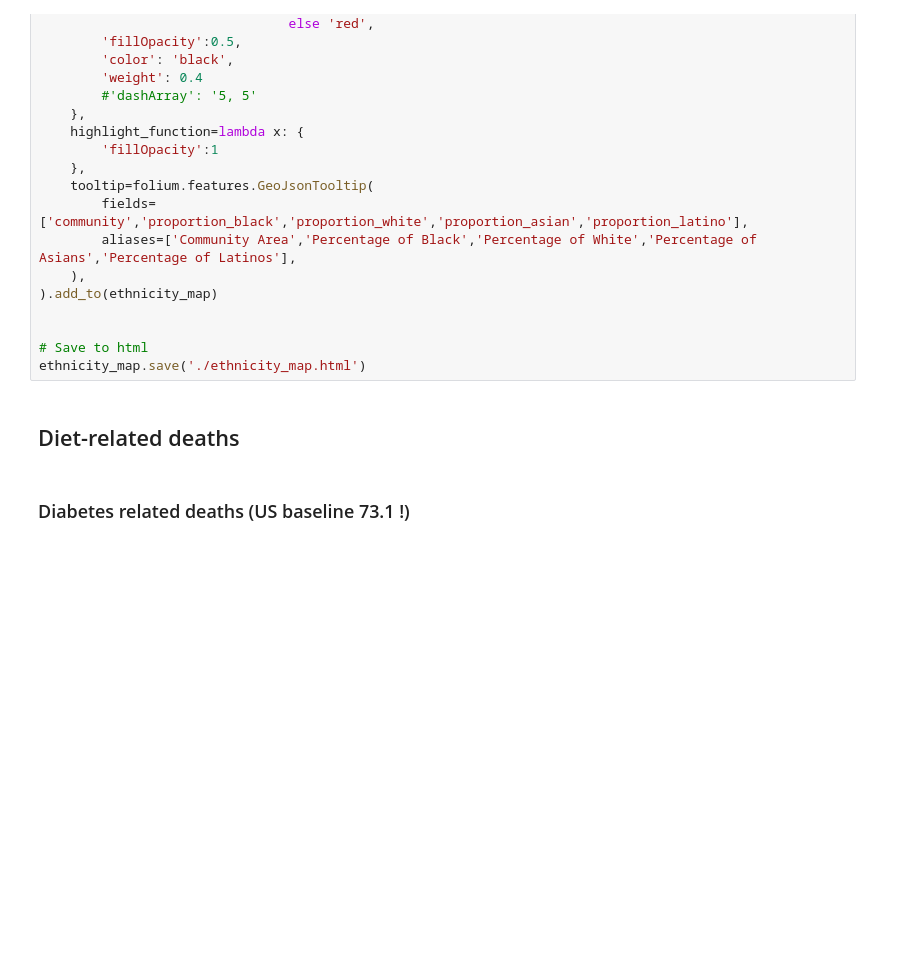
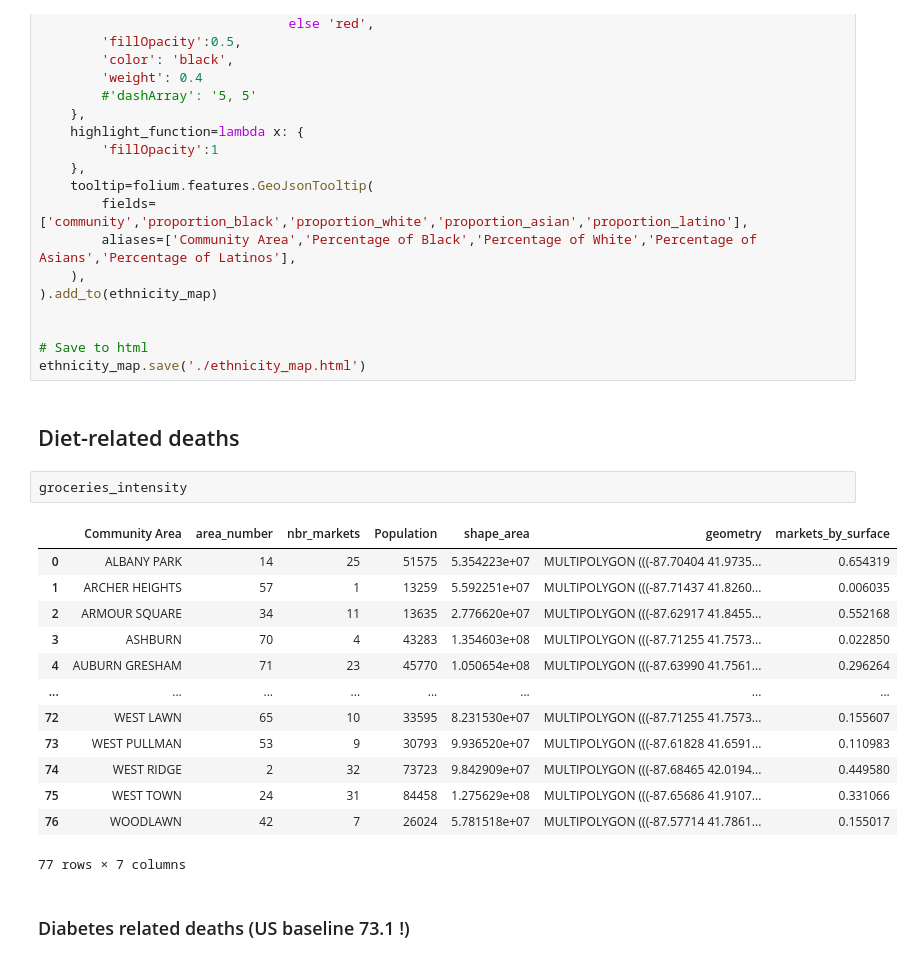
Before and after one commit to aaag97/ada-2019-project-databusters, a Jupyter notebook: 2nd_research_question.ipynb, the cells around one changed output. Drawn from its saved outputs; the diff is of its cells as text; blank space fills up the shorter version.

```diff
--- a/2nd_research_question.ipynb
+++ b/2nd_research_question.ipynb
@@ -391,6 +398,22 @@ folium.GeoJson(
 ethnicity_map.save('./ethnicity_map.html')
 # %% [markdown]
 ## Diet-related deaths
+# %%
+groceries_intensity
+# %% [output]
+|  | Community Area | area_number | nbr_markets | Population | shape_area | geometry | markets_by_surface |
+| 0 | ALBANY PARK | 14 | 25 | 51575 | 5.354223e+07 | MULTIPOLYGON (((-87.70404 41.9735... | 0.654319 |
+| 1 | ARCHER HEIGHTS | 57 | 1 | 13259 | 5.592251e+07 | MULTIPOLYGON (((-87.71437 41.8260... | 0.006035 |
+| 2 | ARMOUR SQUARE | 34 | 11 | 13635 | 2.776620e+07 | MULTIPOLYGON (((-87.62917 41.8455... | 0.552168 |
+| 3 | ASHBURN | 70 | 4 | 43283 | 1.354603e+08 | MULTIPOLYGON (((-87.71255 41.7573... | 0.022850 |
+| 4 | AUBURN GRESHAM | 71 | 23 | 45770 | 1.050654e+08 | MULTIPOLYGON (((-87.63990 41.7561... | 0.296264 |
+| ... | ... | ... | ... | ... | ... | ... | ... |
+| 72 | WEST LAWN | 65 | 10 | 33595 | 8.231530e+07 | MULTIPOLYGON (((-87.71255 41.7573... | 0.155607 |
+| 73 | WEST PULLMAN | 53 | 9 | 30793 | 9.936520e+07 | MULTIPOLYGON (((-87.61828 41.6591... | 0.110983 |
+| 74 | WEST RIDGE | 2 | 32 | 73723 | 9.842909e+07 | MULTIPOLYGON (((-87.68465 42.0194... | 0.449580 |
+| 75 | WEST TOWN | 24 | 31 | 84458 | 1.275629e+08 | MULTIPOLYGON (((-87.65686 41.9107... | 0.331066 |
+| 76 | WOODLAWN | 42 | 7 | 26024 | 5.781518e+07 | MULTIPOLYGON (((-87.57714 41.7861... | 0.155017 |
+77 rows × 7 columns
 # %% [markdown]
 ### Diabetes related deaths (US baseline 73.1 !)
 # %%
```
Also changed, not shown: parts of 4 cells of this notebook, 2 other files.
